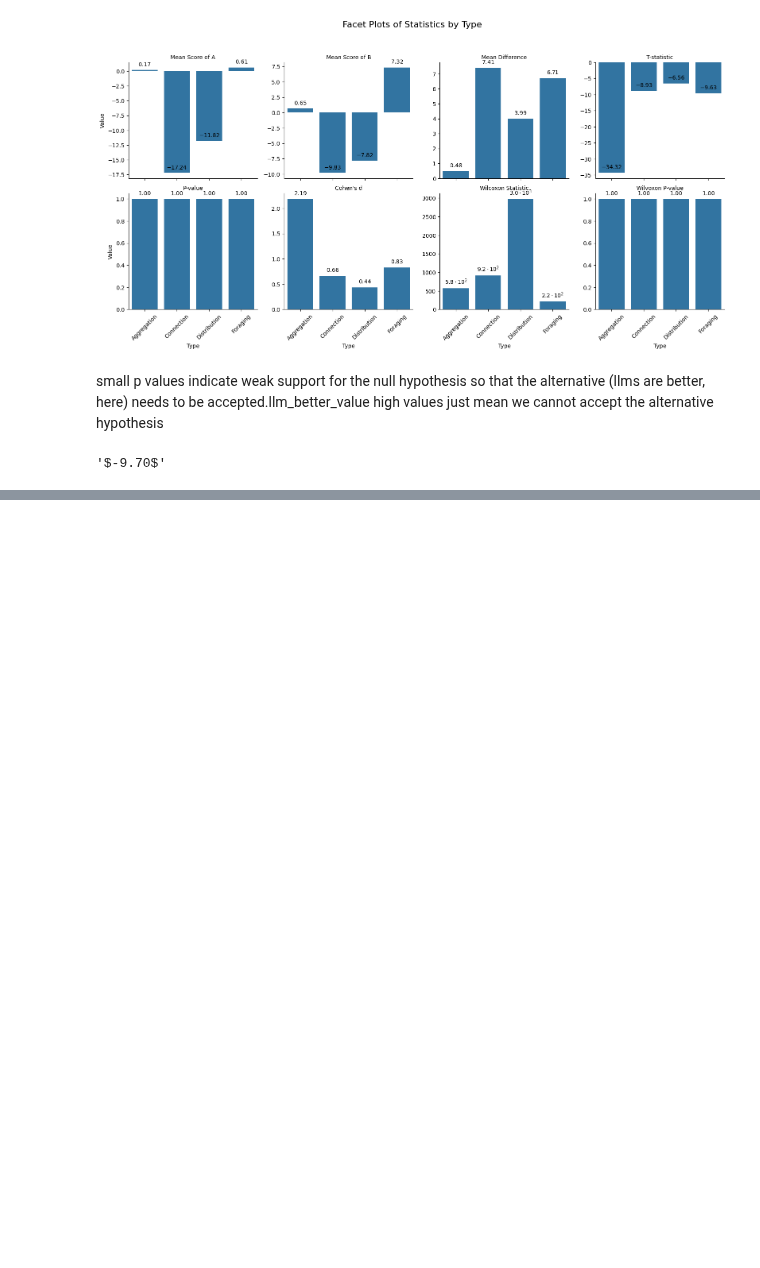
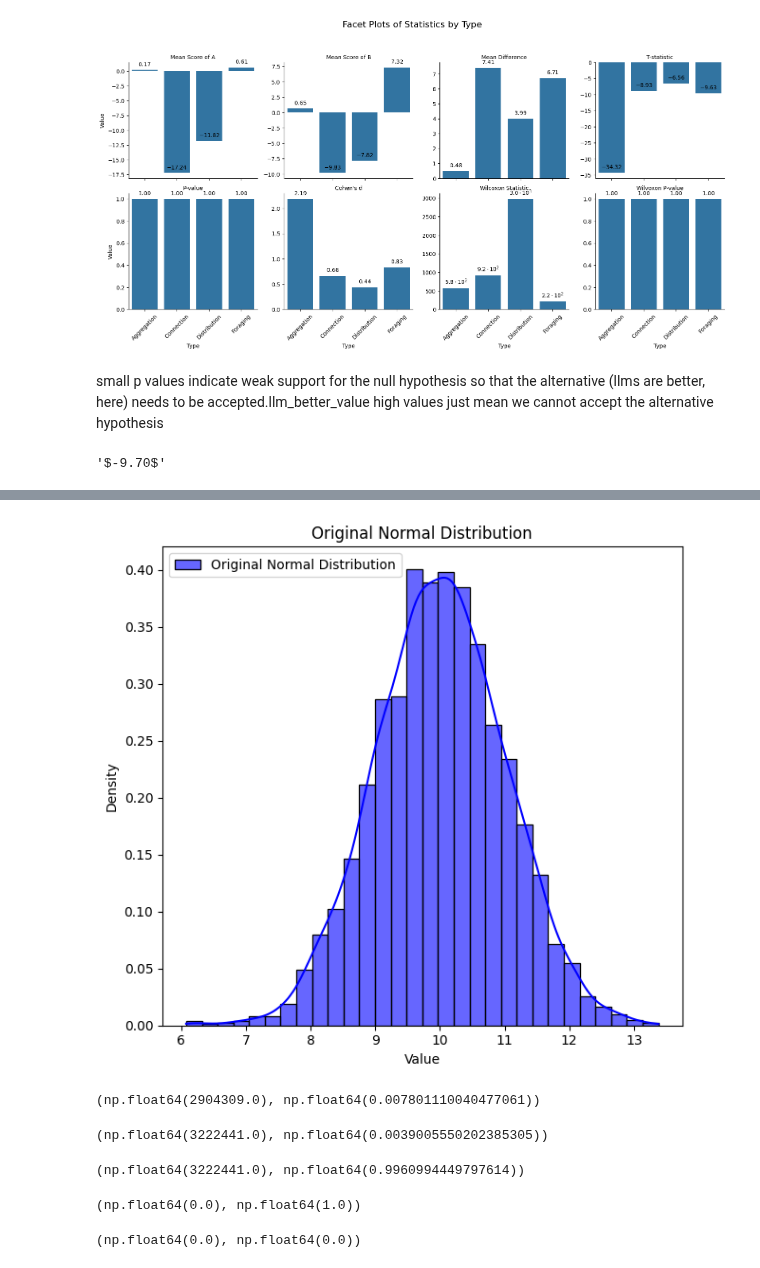
Before and after one commit to julianjandeleit/thesis_llm_collective_behavior_generation, a Jupyter notebook: analysis_notebooks/llm_comparative_analysis.ipynb, the cells around one changed output, grey strips where cells are left out. Saved outputs shown, nothing was run; the diff lists cells and outputs as text; code cells hidden in the pictures; blank space fills up the shorter version.

```diff
--- a/analysis_notebooks/llm_comparative_analysis.ipynb
+++ b/analysis_notebooks/llm_comparative_analysis.ipynb
@@ -467,0 +500,38 @@ format_exponential(-9.7)
+# %%
+shifted_samples = sample(mu=10,sigma=1,n_samples=3500)
+vis_samples(shifted_samples)
+# %% [output]
+[figure, added]
+# %%
+# null hypothesis: method A is as good as method B
+# alternative hypothesis: method A is different from method B
+stat, pval = stats.wilcoxon(samples, samples2, alternative="two-sided")
+stat, pval
+# %% [output]
+(np.float64(2904309.0), np.float64(0.007801110040477061))
+# %%
+# null hypothesis: method A is at most as good as method B
+# alternative hypothesis: method A is better than method B
+stat, pval = stats.wilcoxon(samples, samples2, alternative="greater")
+stat, pval
+# %% [output]
+(np.float64(3222441.0), np.float64(0.0039005550202385305))
+# %%
+stat, pval = stats.wilcoxon(samples, samples2, alternative="less")
+stat, pval
+# %% [output]
+(np.float64(3222441.0), np.float64(0.9960994449797614))
+# %%
+# null hypothesis: method A is worse as method B
+# alternative hypothesis: method A is eq or better than method B
+stat, pval = stats.wilcoxon(samples, shifted_samples, alternative="greater")
+stat, pval
+# %% [output]
+(np.float64(0.0), np.float64(1.0))
+# %%
+# null hypothesis: method A is eq or better than method B
+# alternative hypothesis:  method A is worse
+stat, pval = stats.wilcoxon(samples, shifted_samples, alternative="less")
+stat, pval
+# %% [output]
+(np.float64(0.0), np.float64(0.0))
```
Also changed, not shown: parts of 4 cells of this notebook, 19 other files.
